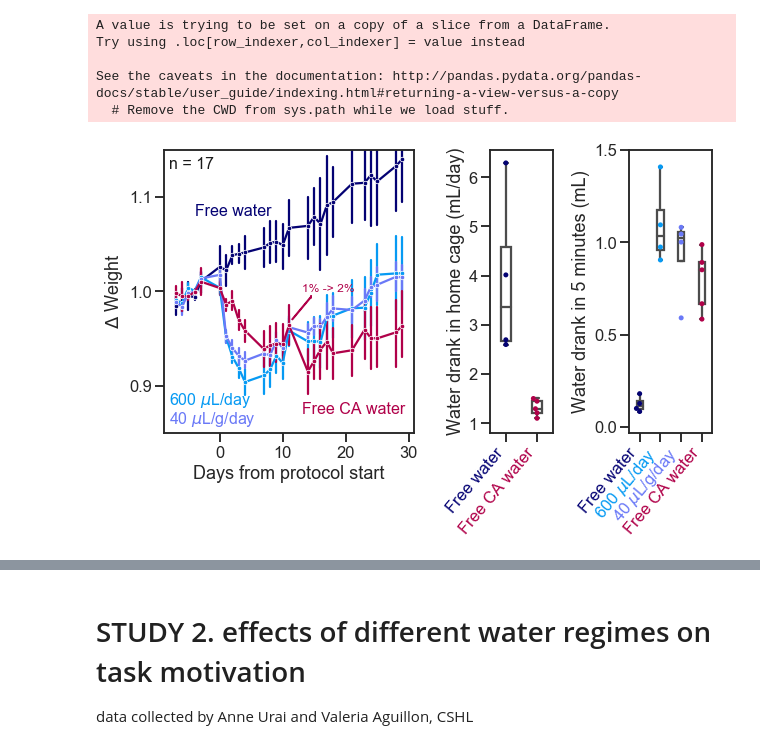
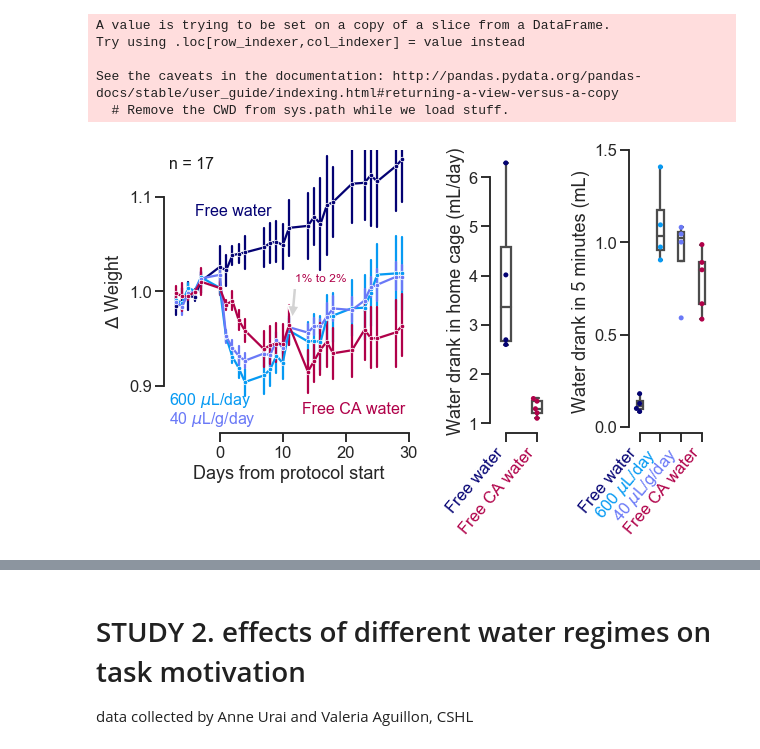
Before and after one commit to int-brain-lab/analysis, a Jupyter notebook: citricacid/citricacid_analyses.ipynb, the cells around one changed output, grey strips where cells are left out. Drawn from its saved outputs; the diff is of its cells as text; code cells hidden in the pictures.

```diff
--- a/citricacid/citricacid_analyses.ipynb
+++ b/citricacid/citricacid_analyses.ipynb
@@ -120,9 +121,9 @@ ax[0].text(-4, 1.08,'Free water', {'color':palette[0], 'fontsize':16})
 ax[0].text(-8, 0.88,'600 $\mu$L/day', {'color':palette[1], 'fontsize':16})
 ax[0].text(-8, 0.86,'40 $\mu$L/g/day', {'color':palette[2], 'fontsize':16})
 ax[0].text(13, 0.87,'Free CA water', {'color':palette[3], 'fontsize':16})
-ax[0].text(13, 1,'1% -> 2%', {'color':palette[3], 'fontsize':12})
+ax[0].annotate('1% to 2%', xy=(11.5, 0.97), xytext=(12, 1.01), color=palette[3], fontsize=12,
+              arrowprops=dict(facecolor='lightgrey', shrink=0.05))
 ax[0].text(-8, 1.13, 'n = 17', {'color':'k', 'fontsize':16})
-ax[0].arrow(11.5, 0.97, 3, 0.024, color=palette[3])
 
 ########### WATER ADMINISTRATIONS ###########
 water_with_date = (action.WaterAdministration & subj).proj('watertype_name', 'water_administered', 'adlib', # it can restrict on the subj here but it will anyway do later
@@ -181,34 +182,35 @@ condition_map = {'6867': CA, '6869':CA, 'ZM_209':CA, '6872':CA, 'ZM_342':CA,
 'ZM_205':CTL, 'ZM_335':CTL, '6873':CTL, 'ZM_200':CTL}
 
 water['condition'] = water.subject.map(condition_map)
 
 ########### c ###########
 sns.swarmplot(x="condition", y="water_amount", order=hue_order,
               data=water.groupby(['condition', 'subject'])['water_amount'].mean().reset_index(),
               ax=ax[2], palette=palette)
 sns.boxplot(x="condition", y="water_amount", order=hue_order,
             data=water.groupby(['condition', 'subject'])['water_amount'].mean().reset_index(),
             fliersize=0, boxprops={'facecolor':'None'}, width=.3, ax=ax[2])
 ax[2].set(ylabel='Water drank in 5 minutes (mL)', xlabel='')
 ax[2].set_xticklabels(['Free water', '600 $\mu$L/day', '40 $\mu$L/g/day', 'Free CA water'])
 ax[2].set_yticks([0, 0.5, 1, 1.5])
 
 # layout with rotated ticks
 for ticklabel, tickcolor in zip(ax[1].get_xticklabels(), [palette[0], palette[3]]):
     ticklabel.set_color(tickcolor)
     ticklabel.set_rotation(50)
     ticklabel.set(ha='right')
 
 for ticklabel, tickcolor in zip(ax[2].get_xticklabels(), palette):
     ticklabel.set_color(tickcolor)
     ticklabel.set_rotation(50)
     ticklabel.set(ha='right')
 
 f.tight_layout()
+sns.despine(trim=True)
 f.savefig(os.path.join(figpath, "citricacid_study1.pdf"))
 f.savefig(os.path.join(figpath, "citricacid_study1.png"), dpi=600)
 # %% [output]
-[figure, old version]
+[figure, new version]
 # %%
 water.groupby(['condition', 'subject'])['water_amount'].mean().reset_index().groupby(['condition']).describe()
 # %% [output]
```
Also changed, not shown: parts of 13 cells of this notebook.
